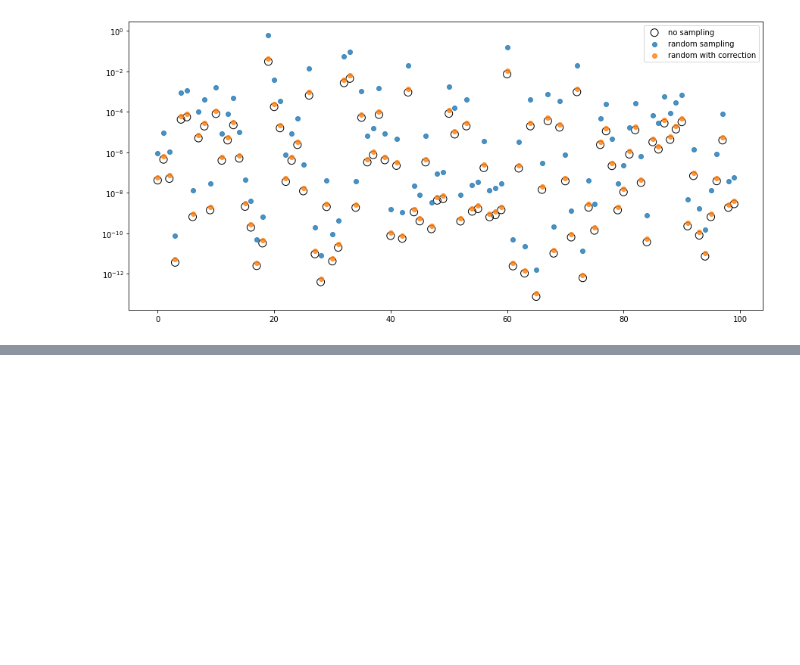
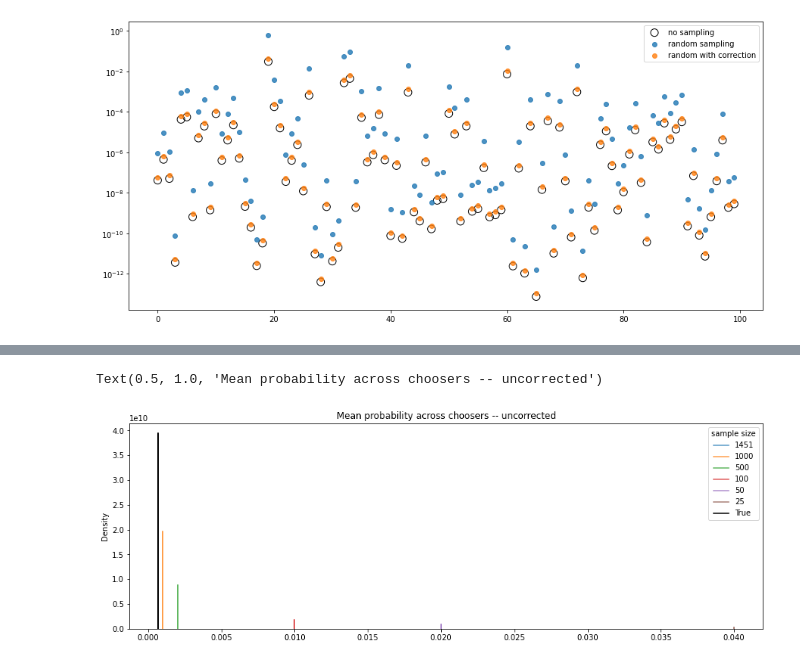
Before and after one commit to mxndrwgrdnr/simulation_bias, a Jupyter notebook: notebooks/large_mnl.ipynb, the cells around one changed output, grey strips where cells are left out. Saved outputs shown, nothing was run; the diff lists cells and outputs as text; code cells hidden in the pictures; blank space fills up the shorter version.

```diff
--- a/notebooks/large_mnl.ipynb
+++ b/notebooks/large_mnl.ipynb
@@ -347,0 +333,25 @@ ax.legend()
+# %%
+samp_probs_dict = {}
+samp_sizes = [1451, 1000, 500, 100, 50, 25, 10, 5, 1]
+# %%
+for sample_size in samp_sizes:
+    print(sample_size)
+
+    chooser_alts = onp.random.choice(
+        zones, size=sample_size * n_choosers, replace=True).reshape((n_choosers, sample_size))
+    mct_sampled = get_mct(persons, zones, skim_mats, chooser_alts)
+    model = large_mnl(coeffs=coeffs, n_choosers=n_choosers, n_alts=sample_size)
+    probs_samp = model.probabilities(mct_sampled)
+    probs_true_samp = probs_true[np.array(range(n_choosers)).repeat(sample_size), chooser_alts.flatten()].reshape(n_choosers, sample_size)
+    diff_arr = onp.abs(probs_true_samp - probs_samp)
+    probs_samp_sparse = onp.zeros_like(probs_true)
+    probs_samp_sparse[
+        np.array(range(n_choosers)).repeat(sample_size), chooser_alts.flatten()] = probs_samp.flatten()
+
+    sample_rate = sample_size / num_alts
+    corr_fac = 1 / sample_rate
+    probs_samp_corr = model.probabilities(mct_sampled, corr_factor=corr_fac)
+
+    samp_probs_dict[sample_size] = {
+        'probs_samp': probs_samp, 'probs_true_samp': probs_true_samp, 'diff_arr': diff_arr,
+        'probs_samp_sparse': probs_samp_sparse, 'probs_samp_corr': probs_samp_corr}
@@ -347,0 +368,14 @@ ax.legend()
+# %%
+fig, ax = plt.subplots(figsize=(15,5))
+probs_true_mean = probs_true.mean(axis=1)
+for sample_size in samp_sizes:
+    if sample_size < 25:
+        continue
+    probs_samp_mean = samp_probs_dict[sample_size]['probs_samp'].mean(axis=1)
+    sns.kdeplot(probs_samp_mean, ax=ax, label=sample_size, alpha=0.75)
+sns.kdeplot(probs_true_mean, ax=ax, label='True', c='k', linewidth=1.5)
+ax.legend(title='sample size')
+ax.set_title('Mean probability across choosers -- uncorrected')
+# %% [output]
+Text(0.5, 1.0, 'Mean probability across choosers -- uncorrected')
+[figure, added]
```
Also changed, not shown: parts of 29 cells of this notebook.
